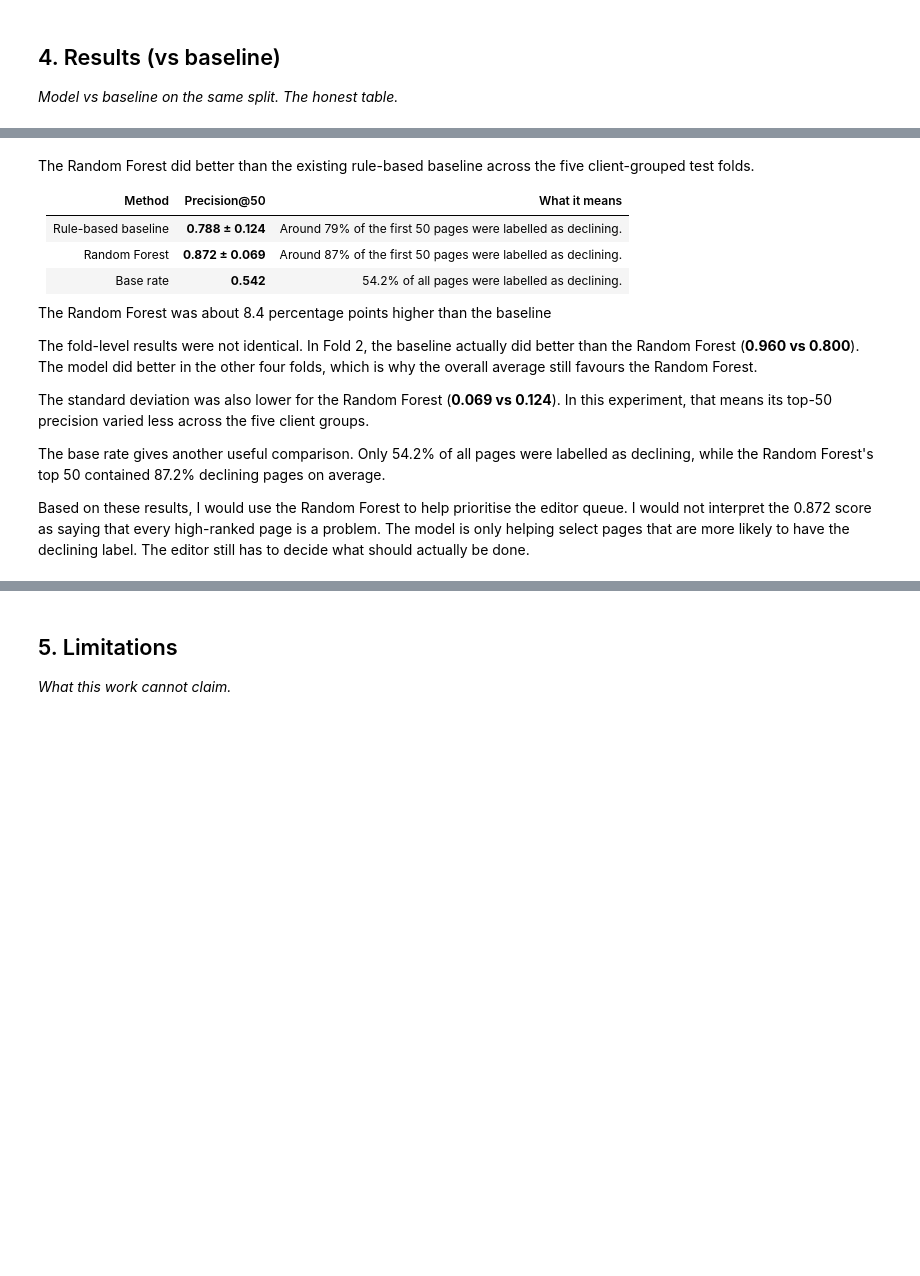
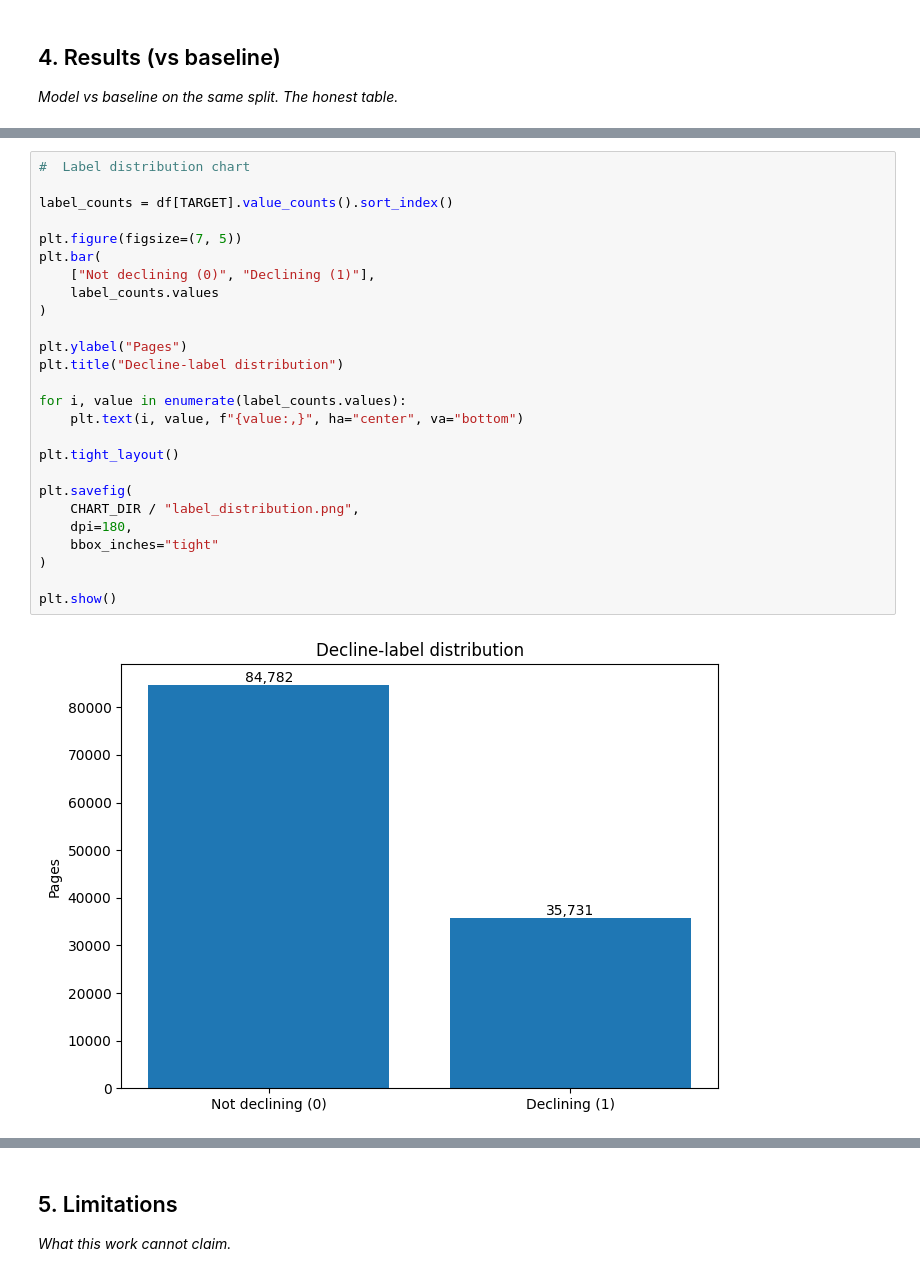
Before and after one commit to KinzaAsif2456/discoverey, a Jupyter notebook: work/notebooks/capstone.ipynb, the cells around one changed output, grey strips where cells are left out. Cells and saved outputs as stored; diff of their text form; blank space fills up the shorter version.

```diff
--- a/work/notebooks/capstone.ipynb
+++ b/work/notebooks/capstone.ipynb
@@ -1219,18 +1117,28 @@ plt.show()
-# %% [markdown]
-The Random Forest did better than the existing rule-based baseline across the five client-grouped test folds.
-
-| Method              |      Precision@50 | What it means                                                |
-| ------------------- | ----------------: | ------------------------------------------------------------ |
-| Rule-based baseline | **0.788 ± 0.124** | Around 79% of the first 50 pages were labelled as declining. |
-| Random Forest       | **0.872 ± 0.069** | Around 87% of the first 50 pages were labelled as declining. |
-| Base rate           |         **0.542** | 54.2% of all pages were labelled as declining.               |
-
-The Random Forest was about 8.4 percentage points higher than the baseline
-
-The fold-level results were not identical. In Fold 2, the baseline actually did better than the Random Forest (**0.960 vs 0.800**). The model did better in the other four folds, which is why the overall average still favours the Random Forest.
-
-The standard deviation was also lower for the Random Forest (**0.069 vs 0.124**). In this experiment, that means its top-50 precision varied less across the five client groups.
-
-The base rate gives another useful comparison. Only 54.2% of all pages were labelled as declining, while the Random Forest's top 50 contained 87.2% declining pages on average.
-
-Based on these results, I would use the Random Forest to help prioritise the editor queue. I would not interpret the 0.872 score as saying that every high-ranked page is a problem. The model is only helping select pages that are more likely to have the declining label. The editor still has to decide what should actually be done.
+# %%
+#  Label distribution chart
+
+label_counts = df[TARGET].value_counts().sort_index()
+
+plt.figure(figsize=(7, 5))
+plt.bar(
+    ["Not declining (0)", "Declining (1)"],
+    label_counts.values
+)
+
+plt.ylabel("Pages")
+plt.title("Decline-label distribution")
+
+for i, value in enumerate(label_counts.values):
+    plt.text(i, value, f"{value:,}", ha="center", va="bottom")
+
+plt.tight_layout()
+
+plt.savefig(
+    CHART_DIR / "label_distribution.png",
+    dpi=180,
+    bbox_inches="tight"
+)
+
+plt.show()
+# %% [output]
+[figure, added]
```
Also changed, not shown: parts of 101 cells of this notebook.
